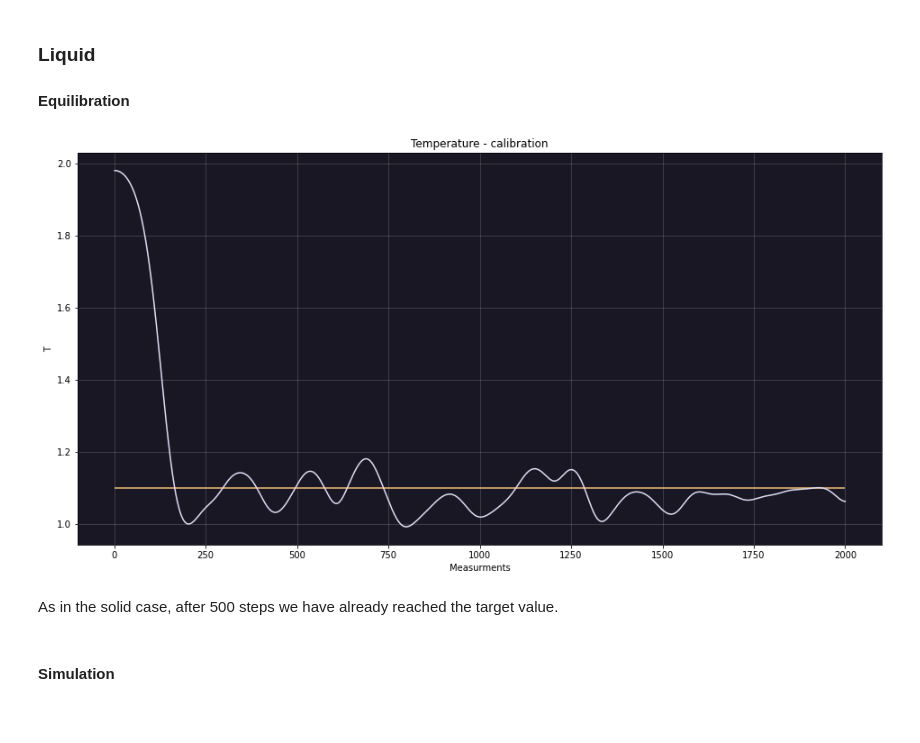
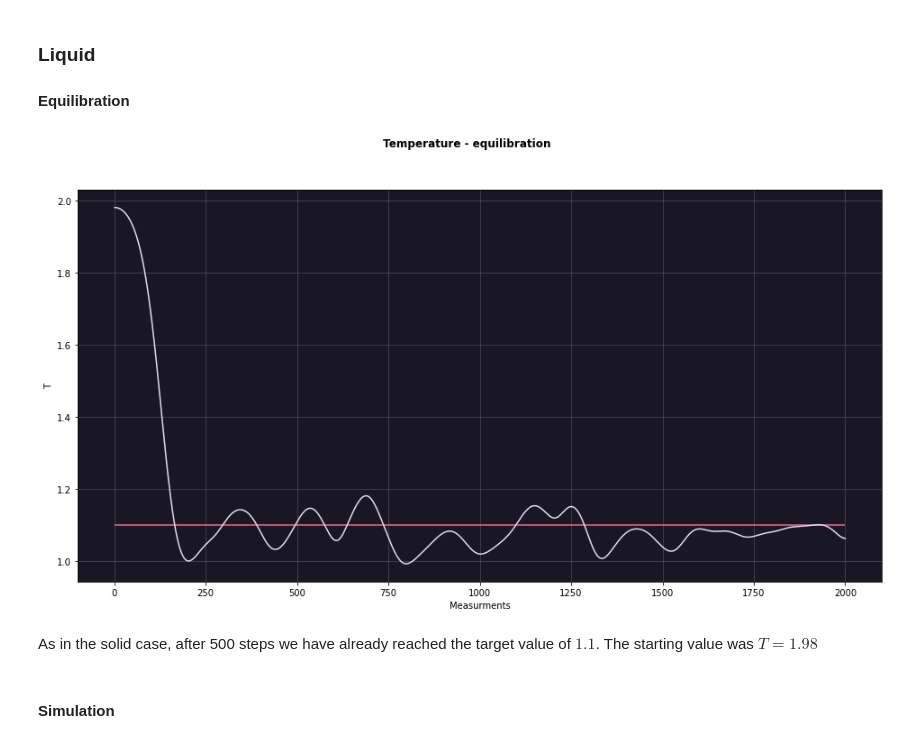
Before and after one commit to ormfav/LsnDavideVallenzasca, a Jupyter notebook: 04/04.ipynb, the cells around one changed output. Drawn from its saved outputs; the diff is of its cells as text; code cells hidden in the pictures; blank space fills up the shorter version.

```diff
--- a/04/04.ipynb
+++ b/04/04.ipynb
@@ -11,10 +39,13 @@ import matplotlib.pyplot as plt
 # %% [markdown]
 #### Colors, just for fun
 # %%
-stb = "#191724" #background
-ndb = "#26233a" #object background
-ste = "#e0def4" #main elements
-nde = "#f6c177" #additional elements
-rde = "#eb6f92" #element in evidence
-err = "#908caa" #error bar
-er2 = "#6e6a86" #second error bar
+#background
+bg1 = "#191724"
+bg2 = "#26233a"
+#elements
+el1 = "#e0def4"
+el2 = "#f6c177"
+el3 = "#eb6f92"
+#errorbars
+er1 = "#908caa"
+er2 = "#6e6a86"
@@ -168,25 +195,25 @@ plt.show()
 #### Equilibration
 # %%
 fig=plt.figure(figsize=(16, 8))
+
+plt.axes().set_facecolor(bg1)
+plt.grid(alpha=0.3)
+
+plt.suptitle('Temperature - equilibration', weight='bold')
+plt.xlabel('Measurments')
+plt.ylabel('T')
 
 state="liquid"
 x,y = np.loadtxt("store/"+state+"_equilibration.dat", usecols=(0,1),unpack=True)
 
-plt.axes().set_facecolor(stb)
-
-plt.hlines(1.1, 0,2000,color=nde)
-plt.errorbar(x,y,color=ste)
-
-plt.xlabel('Measurments')
-plt.ylabel('T')
-plt.title("Temperature - calibration")
-plt.grid(alpha=0.3)
+plt.hlines(1.1, 0,2000,color=el3)
+plt.errorbar(x,y,color=el1)
 
 plt.show()
 # %% [output]
-[figure, old version]
+[figure, new version]
 # %% [markdown]
-As in the solid case, after 500 steps we have already reached the target value.
+As in the solid case, after 500 steps we have already reached the target value of $1.1$. The starting value was $T=1.98$
 # %% [markdown]
 #### Simulation
 # %%
```
Also changed, not shown: parts of 13 cells of this notebook, 48 other files.
